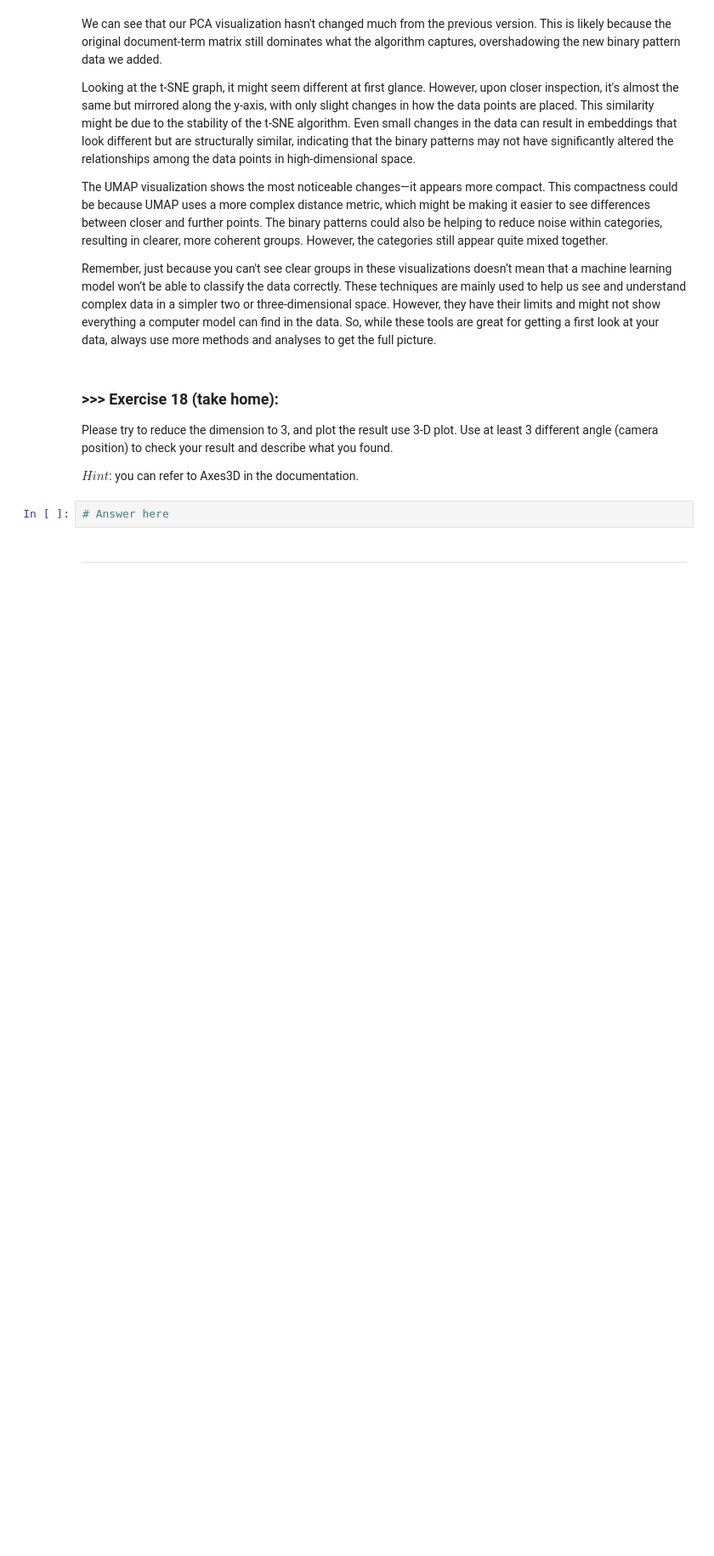
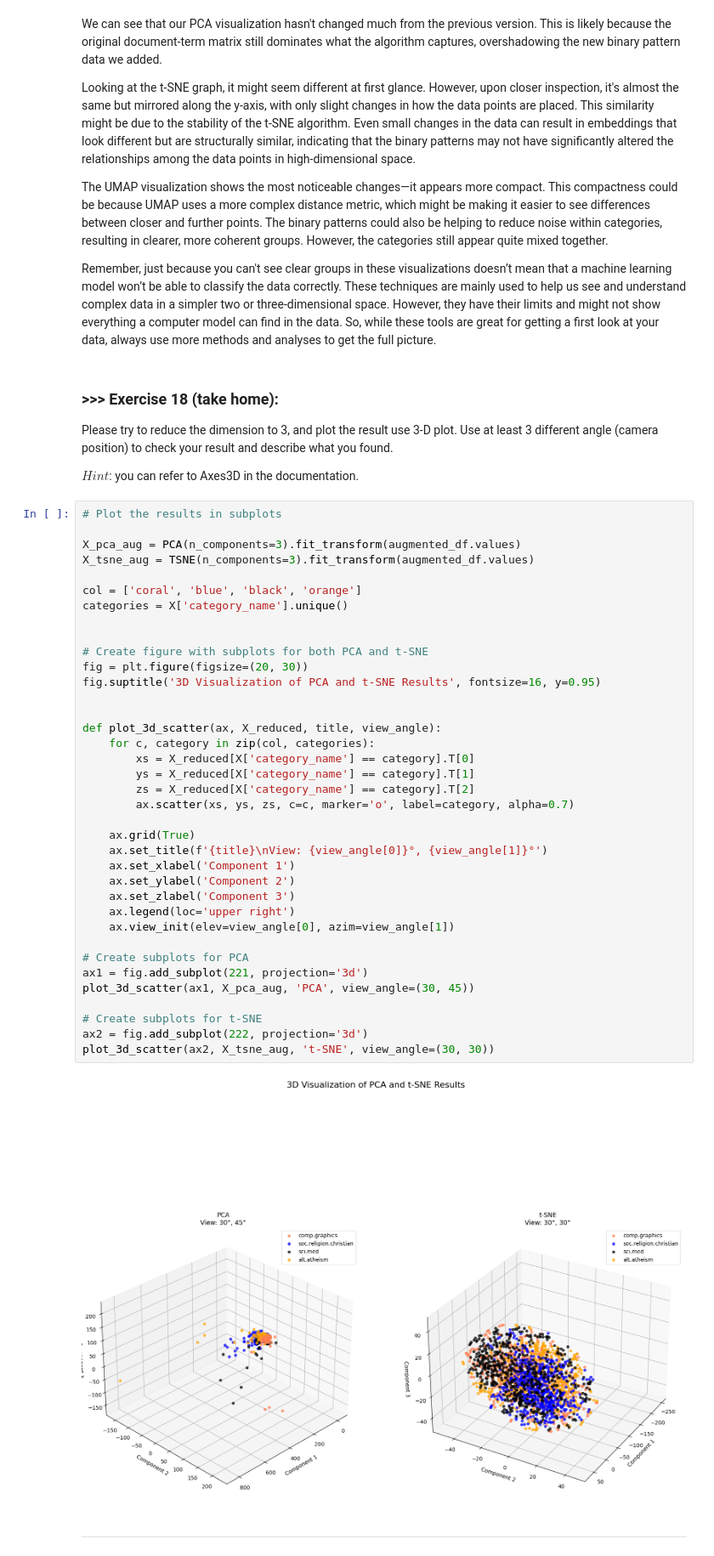
Before and after one commit to powy-e/DM2024-Lab1-Master, a Jupyter notebook: DM2024-Lab1-Master.ipynb, the cells around one changed output. Shown at 85% size. Cells and saved outputs as stored; diff of their text form; blank space fills up the shorter version.

```diff
--- a/DM2024-Lab1-Master.ipynb
+++ b/DM2024-Lab1-Master.ipynb
@@ -1904,8 +1983,45 @@ Remember, just because you can't see clear groups in these visualizations doesn
 Please try to reduce the dimension to 3, and plot the result use 3-D plot. Use at least 3 different angle (camera position) to check your result and describe what you found.
 
 $Hint$: you can refer to Axes3D in the documentation.
-# %%
-# Answer here
+# %%
+# Plot the results in subplots
+
+X_pca_aug = PCA(n_components=3).fit_transform(augmented_df.values)
+X_tsne_aug = TSNE(n_components=3).fit_transform(augmented_df.values)
+
+col = ['coral', 'blue', 'black', 'orange']
+categories = X['category_name'].unique()
+
+
+# Create figure with subplots for both PCA and t-SNE
+fig = plt.figure(figsize=(20, 30))
+fig.suptitle('3D Visualization of PCA and t-SNE Results', fontsize=16, y=0.95)
+
+
+def plot_3d_scatter(ax, X_reduced, title, view_angle):
+    for c, category in zip(col, categories):
+        xs = X_reduced[X['category_name'] == category].T[0]
+        ys = X_reduced[X['category_name'] == category].T[1]
+        zs = X_reduced[X['category_name'] == category].T[2]
+        ax.scatter(xs, ys, zs, c=c, marker='o', label=category, alpha=0.7)
+
+    ax.grid(True)
+    ax.set_title(f'{title}\nView: {view_angle[0]}°, {view_angle[1]}°')
+    ax.set_xlabel('Component 1')
+    ax.set_ylabel('Component 2')
+    ax.set_zlabel('Component 3')
+    ax.legend(loc='upper right')
+    ax.view_init(elev=view_angle[0], azim=view_angle[1])
+
+# Create subplots for PCA
+ax1 = fig.add_subplot(221, projection='3d')
+plot_3d_scatter(ax1, X_pca_aug, 'PCA', view_angle=(30, 45))
+
+# Create subplots for t-SNE
+ax2 = fig.add_subplot(222, projection='3d')
+plot_3d_scatter(ax2, X_tsne_aug, 't-SNE', view_angle=(30, 30))
+# %% [output]
+[figure, added]
 # %% [markdown]
 ---
 # %% [markdown]
```
Also changed, not shown: parts of 39 cells of this notebook, 2 other files.
